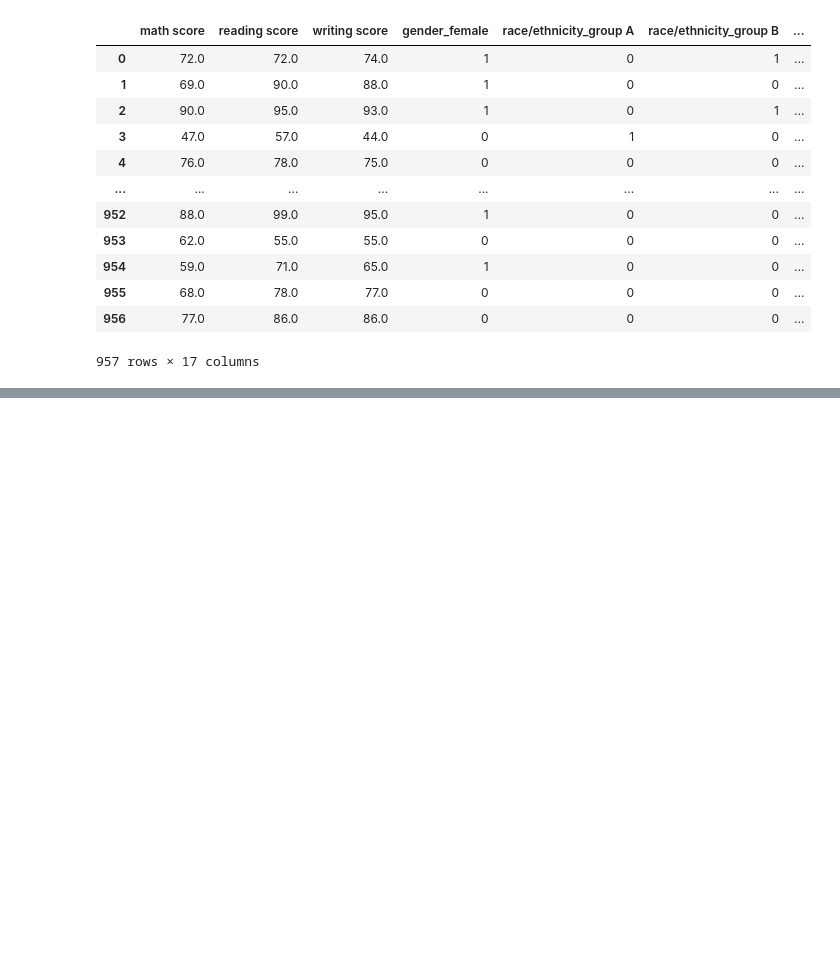
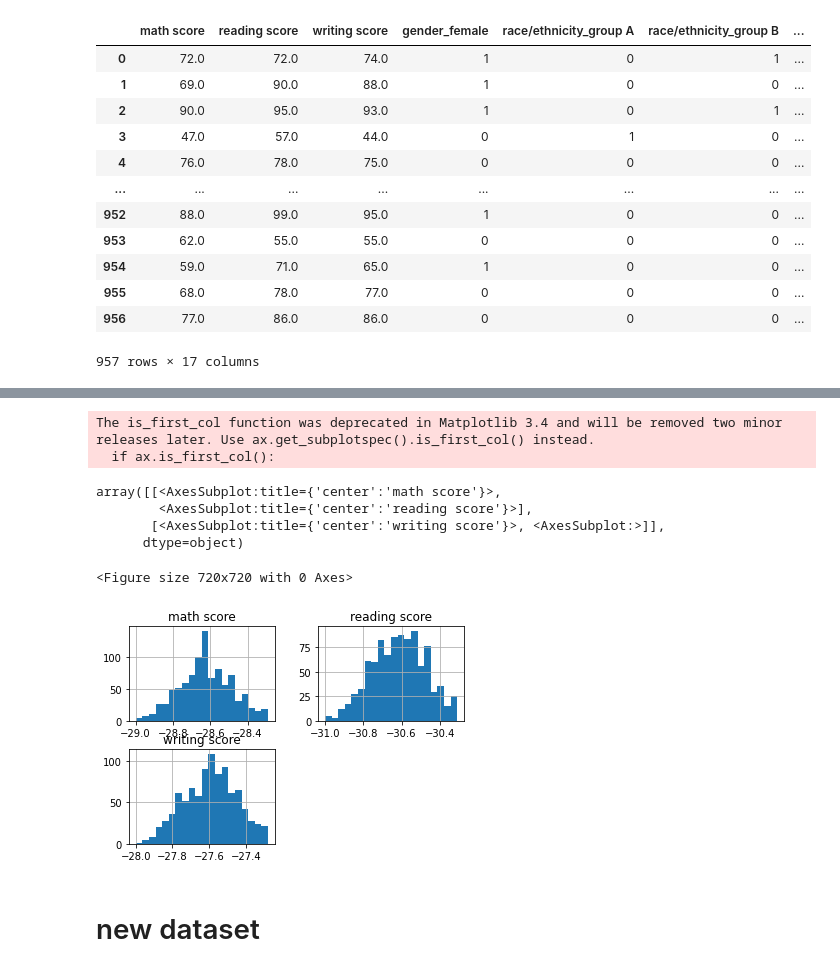
Before and after one commit to mayuresh714/6th-sem-assignments, a Jupyter notebook: DSBDAlab/assignment_no_2/assign2.ipynb, the cells around one changed output, grey strips where cells are left out. Cells and saved outputs as stored; diff of their text form; code cells hidden in the pictures; blank space fills up the shorter version.

```diff
--- a/DSBDAlab/assignment_no_2/assign2.ipynb
+++ b/DSBDAlab/assignment_no_2/assign2.ipynb
@@ -560,0 +573,14 @@ normalized_df.head()
+# %%
+plt.figure(figsize=(10,10))
+normalized_df.iloc[:,:3].hist(bins=20)
+# %% [output]
+The is_first_col function was deprecated in Matplotlib 3.4 and will be removed two minor releases later. Use ax.get_subplotspec().is_first_col() instead.
+  if ax.is_first_col():
+array([[<AxesSubplot:title={'center':'math score'}>,
+        <AxesSubplot:title={'center':'reading score'}>],
+       [<AxesSubplot:title={'center':'writing score'}>, <AxesSubplot:>]],
+      dtype=object)
+<Figure size 720x720 with 0 Axes>
+[figure, added]
+# %% [markdown]
+# new dataset
```
Also changed, not shown: parts of 14 cells of this notebook, 3 other files.
